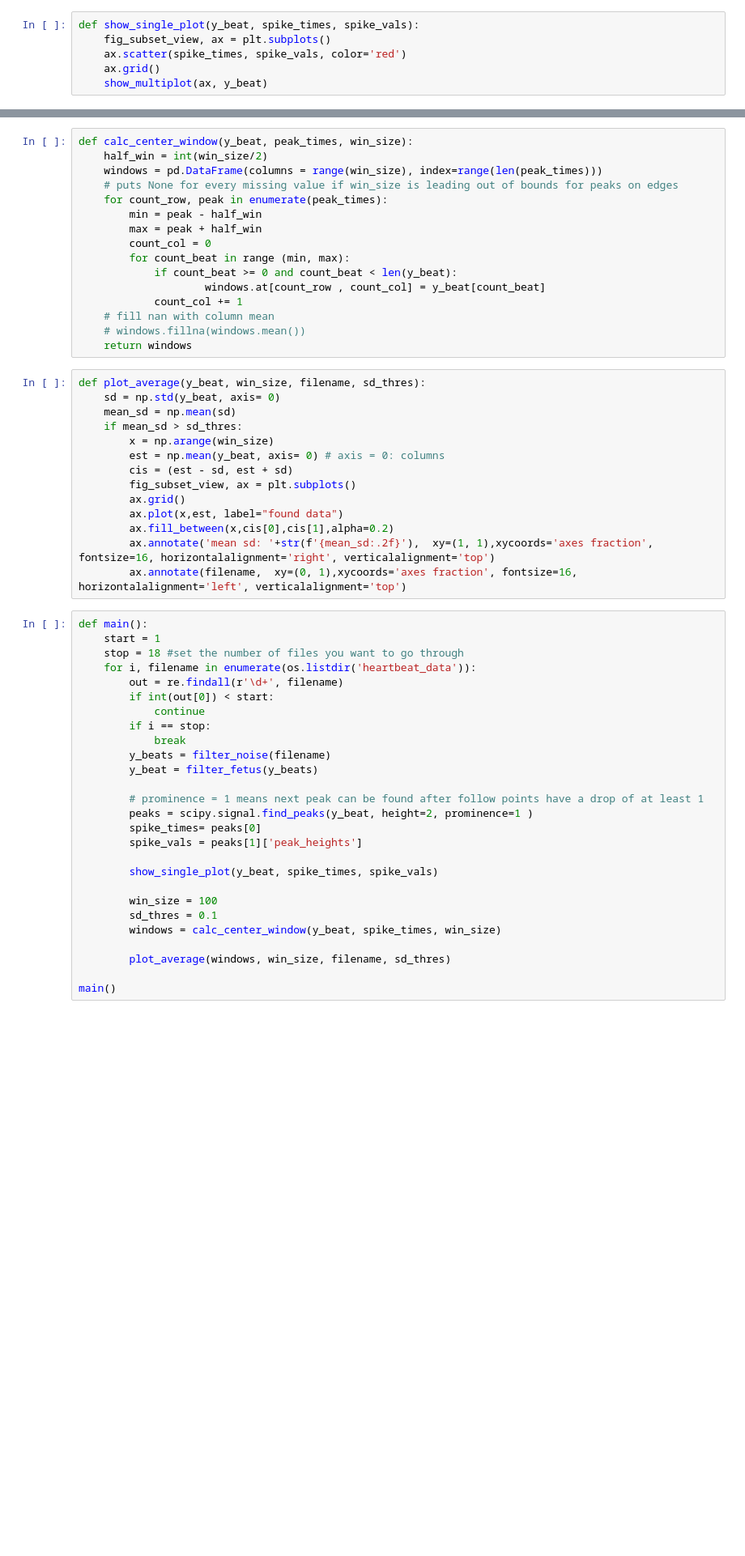
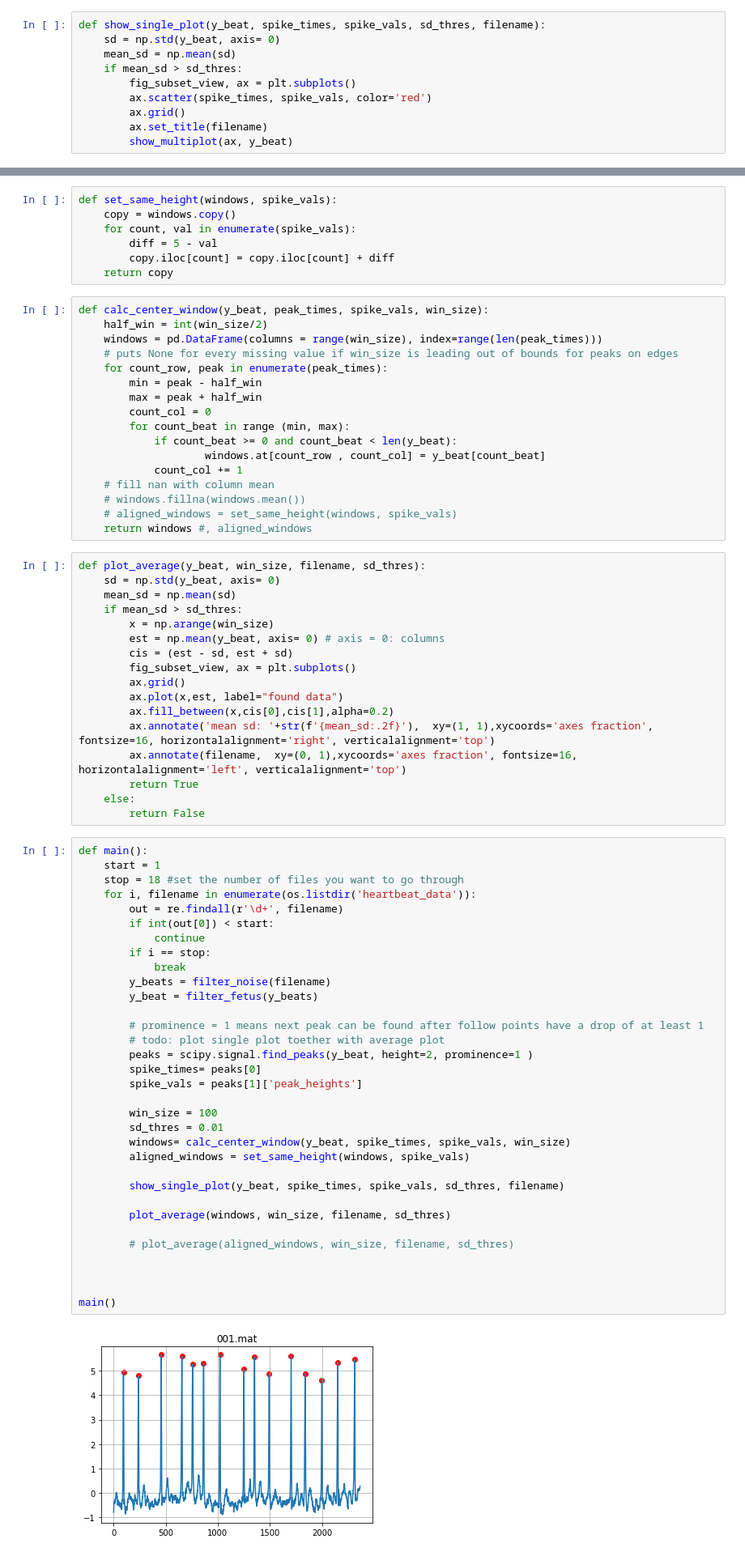
Before and after one commit to pbouttes/ML_Project2, a Jupyter notebook: philipp.ipynb, the cells around one changed output, grey strips where cells are left out. Shown at 81% size. Drawn from its saved outputs; the diff is of its cells as text; blank space fills up the shorter version.

```diff
--- a/philipp.ipynb
+++ b/philipp.ipynb
@@ -17,11 +17,15 @@ def show_multiplot(ax, y):
     x_linspace = np.linspace(0, len(y), len(y))
     ax.plot(x_linspace, y)
 # %%
-def show_single_plot(y_beat, spike_times, spike_vals):
-    fig_subset_view, ax = plt.subplots()
-    ax.scatter(spike_times, spike_vals, color='red')
-    ax.grid()
-    show_multiplot(ax, y_beat)
+def show_single_plot(y_beat, spike_times, spike_vals, sd_thres, filename):
+    sd = np.std(y_beat, axis= 0)
+    mean_sd = np.mean(sd)
+    if mean_sd > sd_thres:
+        fig_subset_view, ax = plt.subplots()
+        ax.scatter(spike_times, spike_vals, color='red')
+        ax.grid()
+        ax.set_title(filename)
+        show_multiplot(ax, y_beat)
 # %%
 def filter_noise(filename):
     mat = scipy.io.loadmat('heartbeat_data/'+filename)
@@ -55,8 +59,15 @@ def anomalies_detection(data, cofidence):
         if point < interval[0] or point > interval[1]:
             outliers.append(point)
     return outliers
+# %%
+def set_same_height(windows, spike_vals):
+    copy = windows.copy()
+    for count, val in enumerate(spike_vals):
+        diff = 5 - val
+        copy.iloc[count] = copy.iloc[count] + diff
+    return copy
 # %%
-def calc_center_window(y_beat, peak_times, win_size):
+def calc_center_window(y_beat, peak_times, spike_vals, win_size):
     half_win = int(win_size/2)
     windows = pd.DataFrame(columns = range(win_size), index=range(len(peak_times)))
     # puts None for every missing value if win_size is leading out of bounds for peaks on edges
@@ -70,7 +81,8 @@ def calc_center_window(y_beat, peak_times, win_size):
             count_col += 1
     # fill nan with column mean
     # windows.fillna(windows.mean())
-    return windows
+    # aligned_windows = set_same_height(windows, spike_vals)
+    return windows #, aligned_windows
 # %%
 def plot_average(y_beat, win_size, filename, sd_thres):
     sd = np.std(y_beat, axis= 0)
@@ -85,30 +97,41 @@ def plot_average(y_beat, win_size, filename, sd_thres):
         ax.fill_between(x,cis[0],cis[1],alpha=0.2)
         ax.annotate('mean sd: '+str(f'{mean_sd:.2f}'),  xy=(1, 1),xycoords='axes fraction', fontsize=16, horizontalalignment='right', verticalalignment='top')
         ax.annotate(filename,  xy=(0, 1),xycoords='axes fraction', fontsize=16, horizontalalignment='left', verticalalignment='top')
+        return True
+    else:
+        return False
 # %%
 def main():
     start = 1
     stop = 18 #set the number of files you want to go through
     for i, filename in enumerate(os.listdir('heartbeat_data')):
         out = re.findall(r'\d+', filename)
         if int(out[0]) < start:
             continue
         if i == stop:
             break
         y_beats = filter_noise(filename)
         y_beat = filter_fetus(y_beats)
 
         # prominence = 1 means next peak can be found after follow points have a drop of at least 1
+        # todo: plot single plot toether with average plot
         peaks = scipy.signal.find_peaks(y_beat, height=2, prominence=1 )
         spike_times= peaks[0]
         spike_vals = peaks[1]['peak_heights']
 
-        show_single_plot(y_beat, spike_times, spike_vals)
+        win_size = 100
+        sd_thres = 0.01
+        windows= calc_center_window(y_beat, spike_times, spike_vals, win_size)
+        aligned_windows = set_same_height(windows, spike_vals)
 
-        win_size = 100
-        sd_thres = 0.1
-        windows = calc_center_window(y_beat, spike_times, win_size)
+        show_single_plot(y_beat, spike_times, spike_vals, sd_thres, filename)
 
         plot_average(windows, win_size, filename, sd_thres)
 
+        # plot_average(aligned_windows, win_size, filename, sd_thres)
+
+
+
 main()
+# %% [output]
+[figure, added]
```
Also changed, not shown: parts of 1 cell of this notebook.
